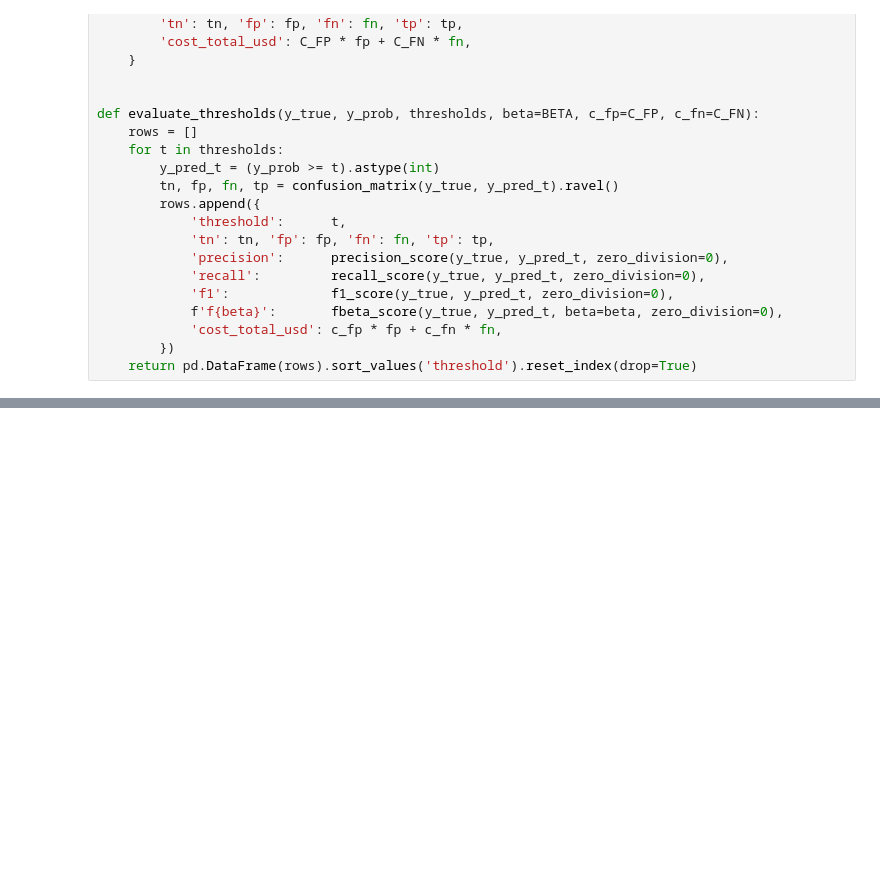
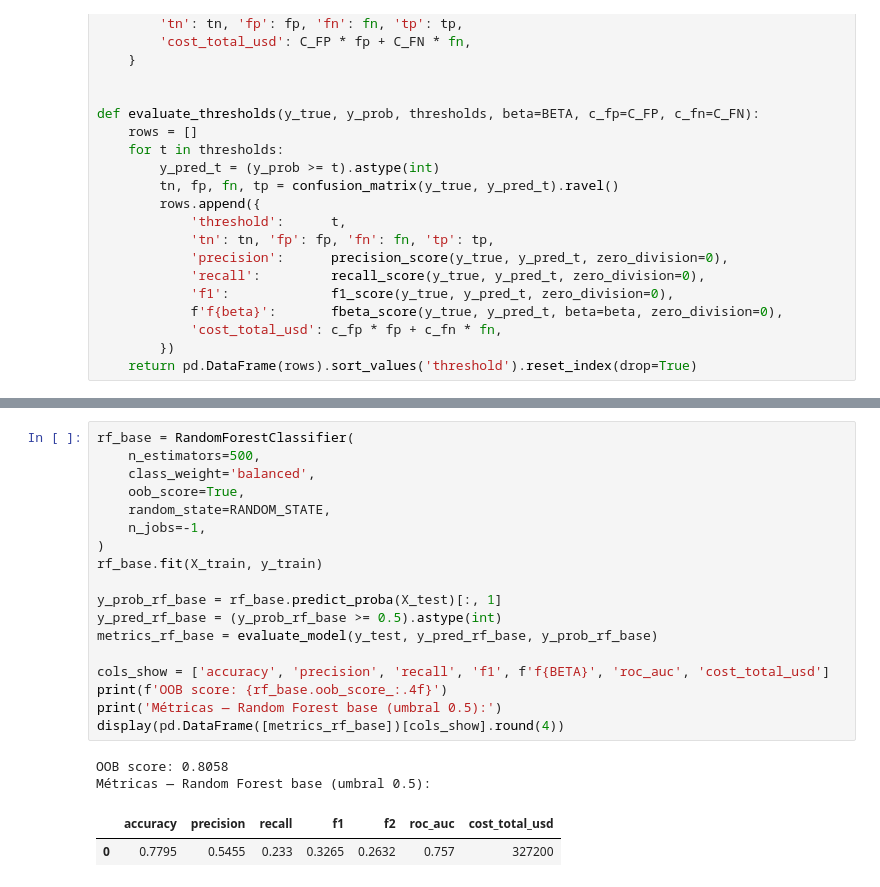
Before and after one commit to darc-17/Sandbox_HE2_DavidRodriguez, a Jupyter notebook: Taller 1/Punto 1. Clasificacion para Focalización de Programas Sociales/modelamiento_punto1.ipynb, the cells around one changed output, grey strips where cells are left out. Drawn from its saved outputs; the diff is of its cells as text; blank space fills up the shorter version.

```diff
--- a/Taller 1/Punto 1. Clasificacion para Focalización de Programas Sociales/modelamiento_punto1.ipynb
+++ b/Taller 1/Punto 1. Clasificacion para Focalización de Programas Sociales/modelamiento_punto1.ipynb
@@ -350,0 +317,23 @@ plt.show()
+# %%
+rf_base = RandomForestClassifier(
+    n_estimators=500,
+    class_weight='balanced',
+    oob_score=True,
+    random_state=RANDOM_STATE,
+    n_jobs=-1,
+)
+rf_base.fit(X_train, y_train)
+
+y_prob_rf_base = rf_base.predict_proba(X_test)[:, 1]
+y_pred_rf_base = (y_prob_rf_base >= 0.5).astype(int)
+metrics_rf_base = evaluate_model(y_test, y_pred_rf_base, y_prob_rf_base)
+
+cols_show = ['accuracy', 'precision', 'recall', 'f1', f'f{BETA}', 'roc_auc', 'cost_total_usd']
+print(f'OOB score: {rf_base.oob_score_:.4f}')
+print('Métricas — Random Forest base (umbral 0.5):')
+display(pd.DataFrame([metrics_rf_base])[cols_show].round(4))
+# %% [output]
+OOB score: 0.8058
+Métricas — Random Forest base (umbral 0.5):
+|  | accuracy | precision | recall | f1 | f2 | roc_auc | cost_total_usd |
+| 0 | 0.7795 | 0.5455 | 0.233 | 0.3265 | 0.2632 | 0.757 | 327200 |
```
Also changed, not shown: parts of 25 cells of this notebook, 1 other file.
